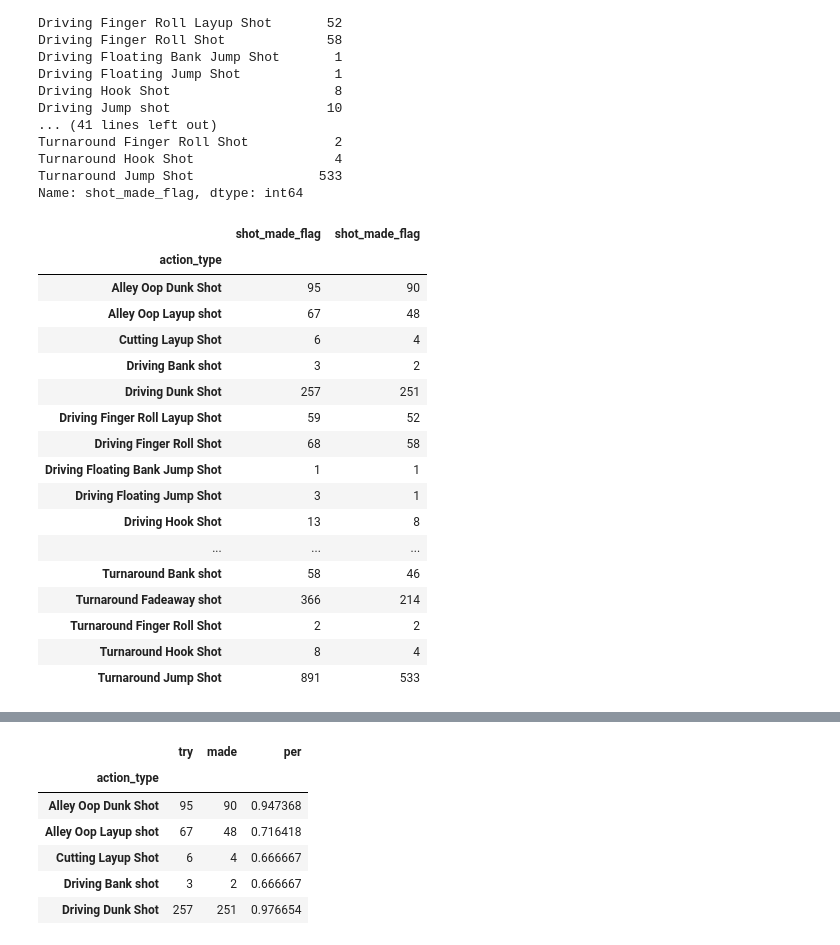
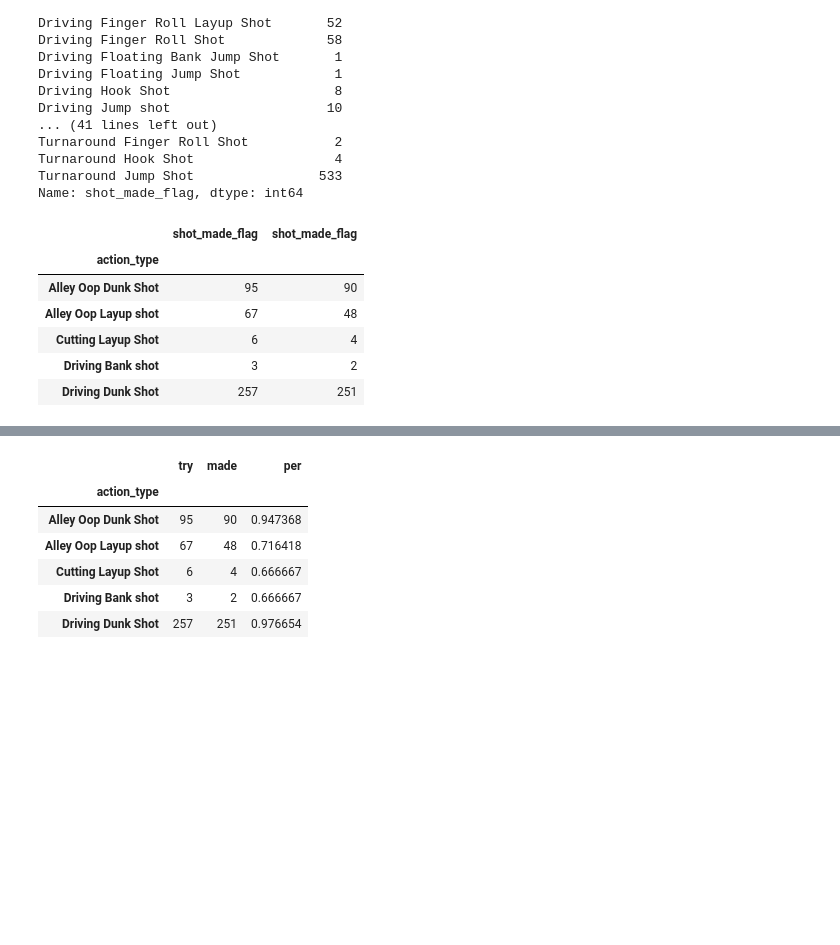
Before and after one commit to namsoojang/Play_with_Data_2nd, a Jupyter notebook: 개인공유/장남수/4강머신러닝_코비슛/코비슛성공예측.ipynb, the cells around one changed output, grey strips where cells are left out. Cells and saved outputs as stored; diff of their text form; code cells hidden in the pictures; blank space fills up the shorter version.

```diff
--- a/개인공유/장남수/4강머신러닝_코비슛/코비슛성공예측.ipynb
+++ b/개인공유/장남수/4강머신러닝_코비슛/코비슛성공예측.ipynb
@@ -242,26 +249,15 @@ Name: shot_made_flag, dtype: int64
 # %%
 data_action = pd.concat([data_action_try, data_action_made], axis=1)   #데이터 합치기
 # %%
-data_action
+data_action.head()
 # %% [output]
 |  | shot_made_flag | shot_made_flag |
 | action_type |  |  |
 | Alley Oop Dunk Shot | 95 | 90 |
 | Alley Oop Layup shot | 67 | 48 |
 | Cutting Layup Shot | 6 | 4 |
 | Driving Bank shot | 3 | 2 |
 | Driving Dunk Shot | 257 | 251 |
-| Driving Finger Roll Layup Shot | 59 | 52 |
-| Driving Finger Roll Shot | 68 | 58 |
-| Driving Floating Bank Jump Shot | 1 | 1 |
-| Driving Floating Jump Shot | 3 | 1 |
-| Driving Hook Shot | 13 | 8 |
-| ... | ... | ... |
-| Turnaround Bank shot | 58 | 46 |
-| Turnaround Fadeaway shot | 366 | 214 |
-| Turnaround Finger Roll Shot | 2 | 2 |
-| Turnaround Hook Shot | 8 | 4 |
-| Turnaround Jump Shot | 891 | 533 |
 # %%
 data_action.columns = ['try','made']
 # %%
```
Also changed, not shown: parts of 46 cells of this notebook, 5 other files.
